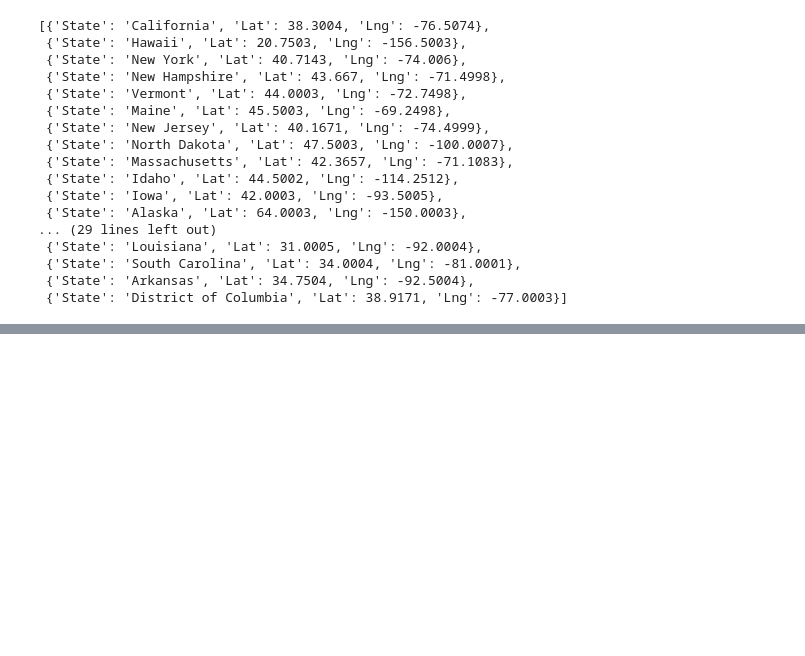
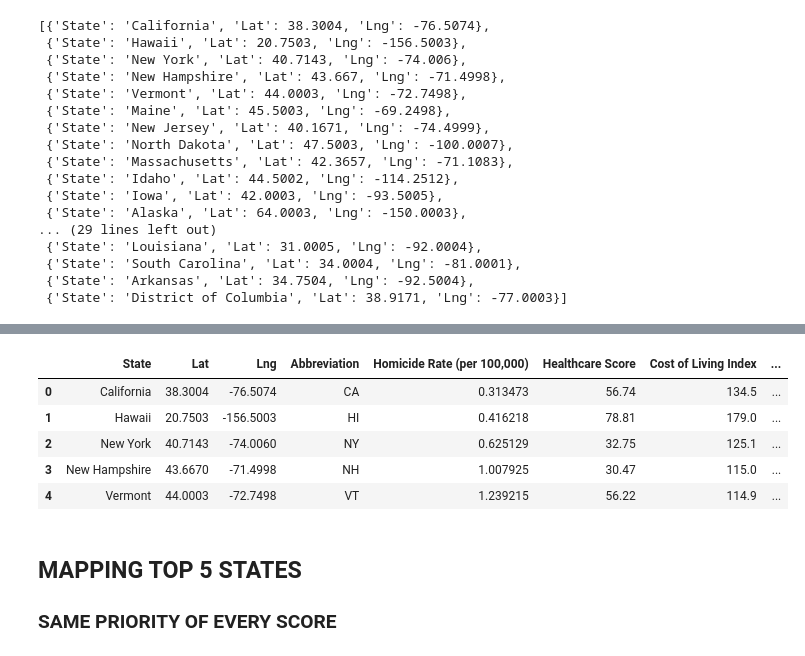
Before and after one commit to hrollin5/project_one, a Jupyter notebook: state_graf.ipynb, the cells around one changed output, grey strips where cells are left out. Saved outputs shown, nothing was run; the diff lists cells and outputs as text; code cells hidden in the pictures; blank space fills up the shorter version.

```diff
--- a/state_graf.ipynb
+++ b/state_graf.ipynb
@@ -127,0 +104,16 @@ state_data_complete.head()
+# %%
+# Create a new column with a Total score, weighted equally for each category. Each variable is divided by
+# its mean so that the three metrics can be meaningfully added together for a score. "Healthcare Score" has one added to
+# it for the scoring so that South Dakota (which has a score of 0) can be weighted properly.
+
+state_data_complete["Rank Same Priority"]=(
+    (((state_data_complete["Cost of Living Index"])/(state_data_complete["Cost of Living Index"].mean()))*(1/3))
+    +(((state_data_complete["Healthcare Score"]+1)/(state_data_complete["Healthcare Score"].mean()))*(1/3))
+    +(((state_data_complete["Homicide Rate (per 100,000)"])/(state_data_complete["Homicide Rate (per 100,000)"].mean())))*(1/3))
+# %% [output]
+|  | State | Lat | Lng | Abbreviation | Homicide Rate (per 100,000) | Healthcare Score | Cost of Living Index | ... |
+| 0 | California | 38.3004 | -76.5074 | CA | 0.313473 | 56.74 | 134.5 | ... |
+| 1 | Hawaii | 20.7503 | -156.5003 | HI | 0.416218 | 78.81 | 179.0 | ... |
+| 2 | New York | 40.7143 | -74.0060 | NY | 0.625129 | 32.75 | 125.1 | ... |
+| 3 | New Hampshire | 43.6670 | -71.4998 | NH | 1.007925 | 30.47 | 115.0 | ... |
+| 4 | Vermont | 44.0003 | -72.7498 | VT | 1.239215 | 56.22 | 114.9 | ... |
@@ -127,0 +138,4 @@ state_data_complete.head()
+# %% [markdown]
+## MAPPING TOP 5 STATES
+
+### SAME PRIORITY OF EVERY SCORE
```
Also changed, not shown: parts of 29 cells of this notebook, 9 other files.
